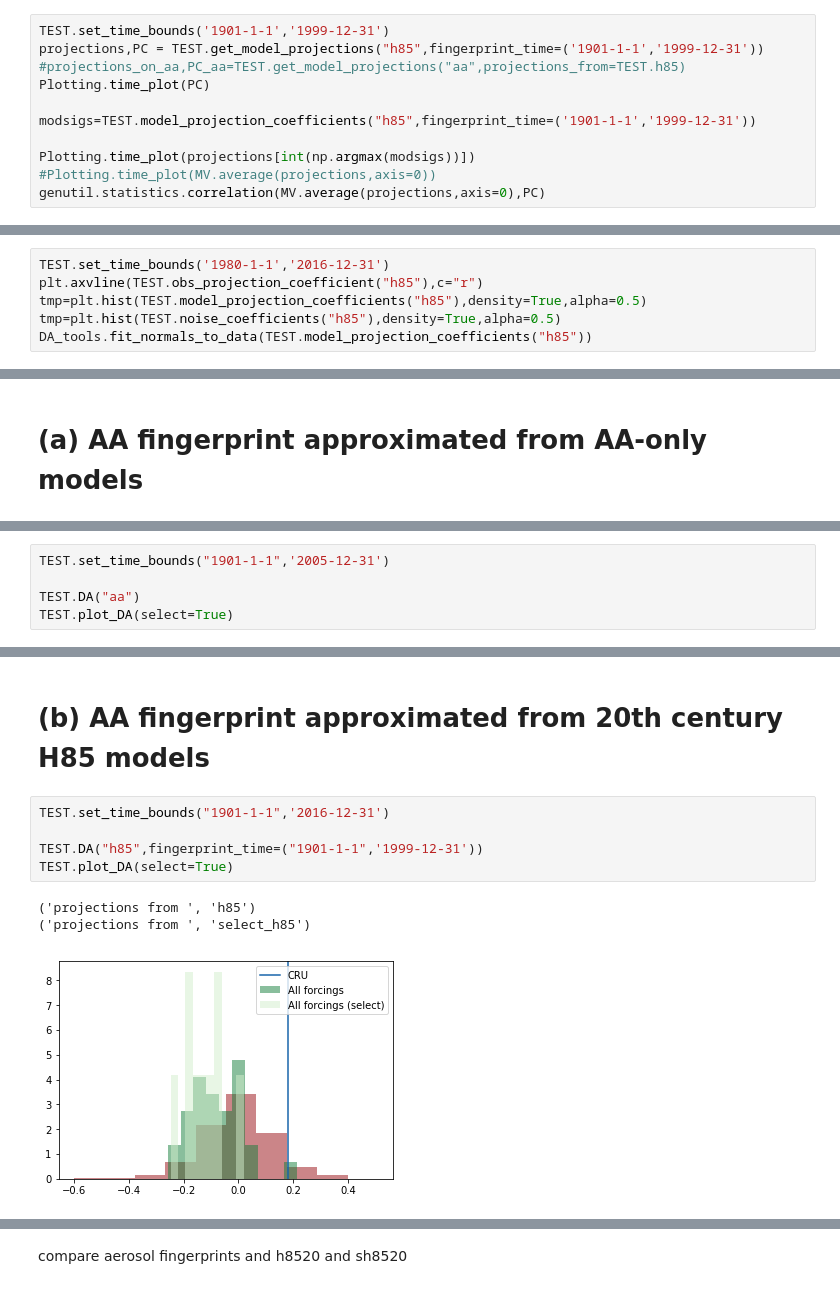
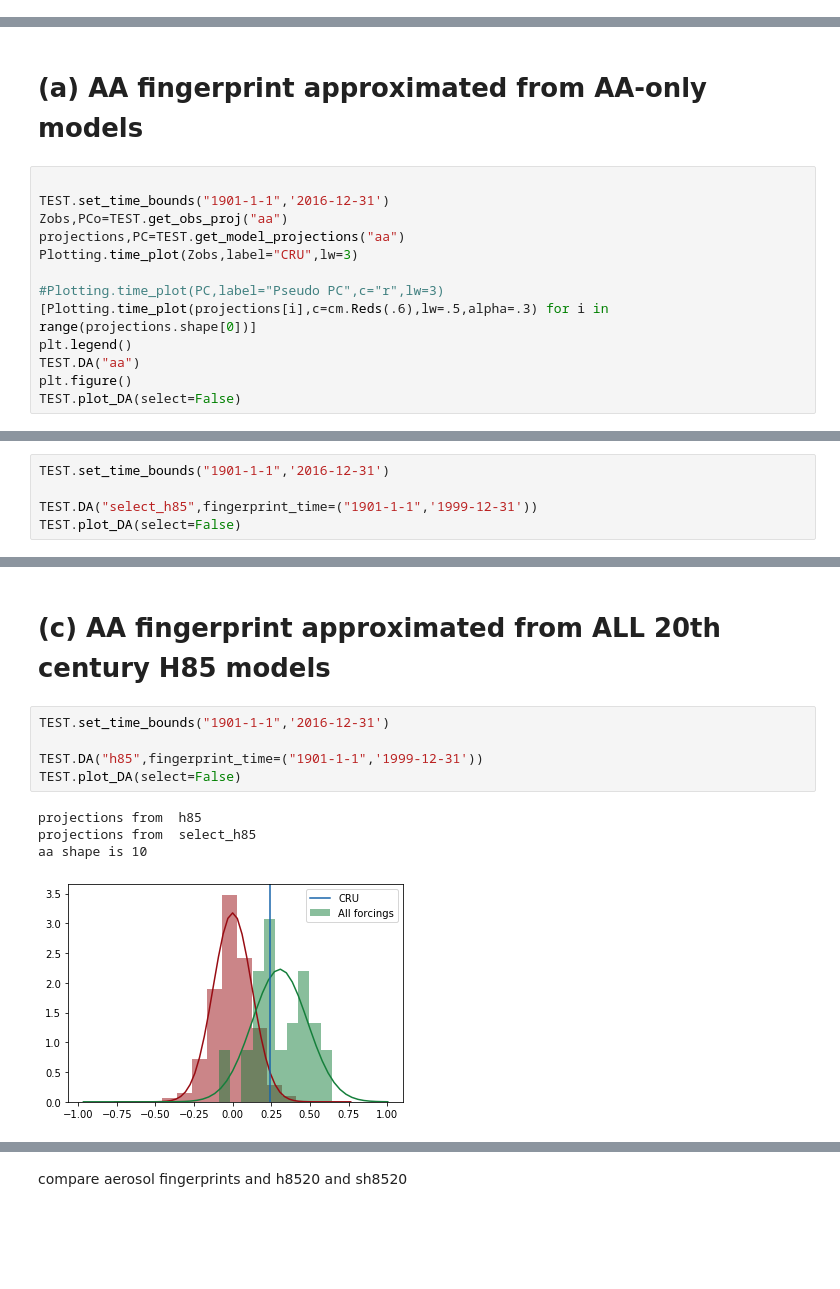
Before and after one commit to katemarvel/Sahel_Code, a Jupyter notebook: SahelFingerprinting-MESS.ipynb, the cells around one changed output, grey strips where cells are left out. Saved outputs shown, nothing was run; the diff lists cells and outputs as text; blank space fills up the shorter version.

```diff
--- a/SahelFingerprinting-MESS.ipynb
+++ b/SahelFingerprinting-MESS.ipynb
@@ -1118,11 +1147,0 @@ TEST.aa.mma["pr_CE"](time=TEST.time_bounds).shape[0]
-# %%
-TEST.set_time_bounds('1901-1-1','1999-12-31')
-projections,PC = TEST.get_model_projections("h85",fingerprint_time=('1901-1-1','1999-12-31'))
-#projections_on_aa,PC_aa=TEST.get_model_projections("aa",projections_from=TEST.h85)
-Plotting.time_plot(PC)
-
-modsigs=TEST.model_projection_coefficients("h85",fingerprint_time=('1901-1-1','1999-12-31'))
-
-Plotting.time_plot(projections[int(np.argmax(modsigs))])
-#Plotting.time_plot(MV.average(projections,axis=0))
-genutil.statistics.correlation(MV.average(projections,axis=0),PC)
@@ -1138,9 +1148,3 @@ tmp=plt.hist(modsigs)
-# %%
-TEST.set_time_bounds('1980-1-1','2016-12-31')
-plt.axvline(TEST.obs_projection_coefficient("h85"),c="r")
-tmp=plt.hist(TEST.model_projection_coefficients("h85"),density=True,alpha=0.5)
-tmp=plt.hist(TEST.noise_coefficients("h85"),density=True,alpha=0.5)
-DA_tools.fit_normals_to_data(TEST.model_projection_coefficients("h85"))
 # %% [markdown]
 OBS S/N (full detection and attribution) relative to
 
@@ -1153,3 +1157,16 @@ c) GHG fingerprint approximated from h85 (full)
 d) GHG fingerprint approximated from 21st century-restricted historical models
 # %% [markdown]
 # (a) AA fingerprint approximated from AA-only models
+# %%
+
+TEST.set_time_bounds("1901-1-1",'2016-12-31')
+Zobs,PCo=TEST.get_obs_proj("aa")
+projections,PC=TEST.get_model_projections("aa")
+Plotting.time_plot(Zobs,label="CRU",lw=3)
+
+#Plotting.time_plot(PC,label="Pseudo PC",c="r",lw=3)
+[Plotting.time_plot(projections[i],c=cm.Reds(.6),lw=.5,alpha=.3) for i in range(projections.shape[0])]
+plt.legend()
+TEST.DA("aa")
+plt.figure()
+TEST.plot_DA(select=False)
@@ -1156,6 +1181,6 @@ d) GHG fingerprint approximated from 21st century-restricted historical models
 # %%
-TEST.set_time_bounds("1901-1-1",'2005-12-31')
+TEST.set_time_bounds("1901-1-1",'2016-12-31')
 
-TEST.DA("aa")
-TEST.plot_DA(select=True)
+TEST.DA("select_h85",fingerprint_time=("1901-1-1",'1999-12-31'))
+TEST.plot_DA(select=False)
 # %% [output]
@@ -1165,11 +1191,12 @@ TEST.plot_DA(select=True)
 # %% [markdown]
-# (b) AA fingerprint approximated from 20th century H85 models
+# (c) AA fingerprint approximated from ALL 20th century H85 models
 # %%
 TEST.set_time_bounds("1901-1-1",'2016-12-31')
 
 TEST.DA("h85",fingerprint_time=("1901-1-1",'1999-12-31'))
-TEST.plot_DA(select=True)
+TEST.plot_DA(select=False)
 # %% [output]
-('projections from ', 'h85')
-('projections from ', 'select_h85')
+projections from  h85
+projections from  select_h85
+aa shape is 10
-[figure, old version]
+[figure, new version]
```
Also changed, not shown: parts of 53 cells of this notebook.
